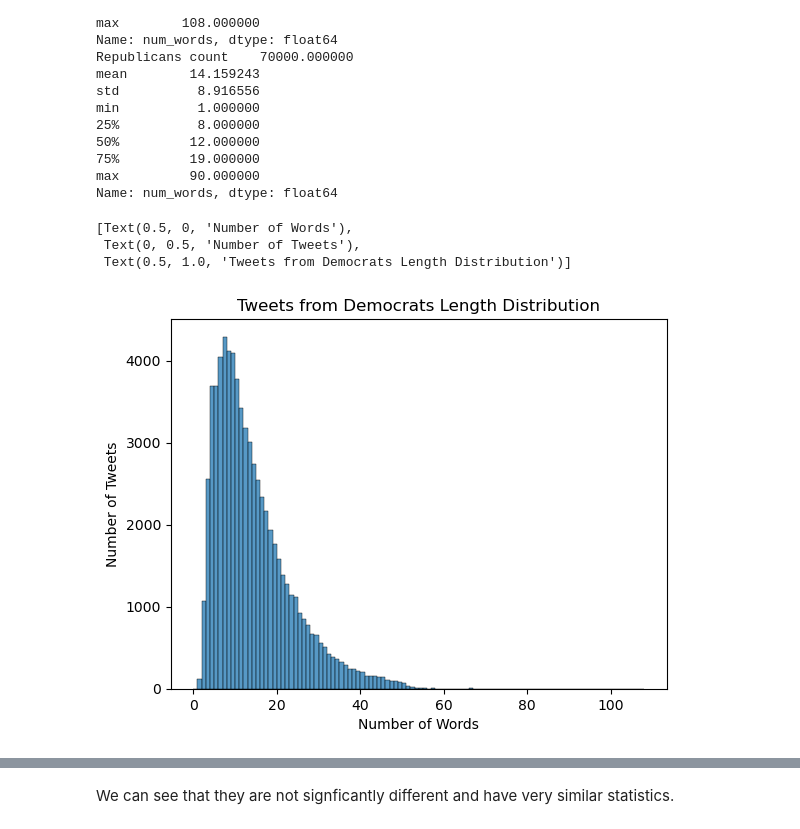
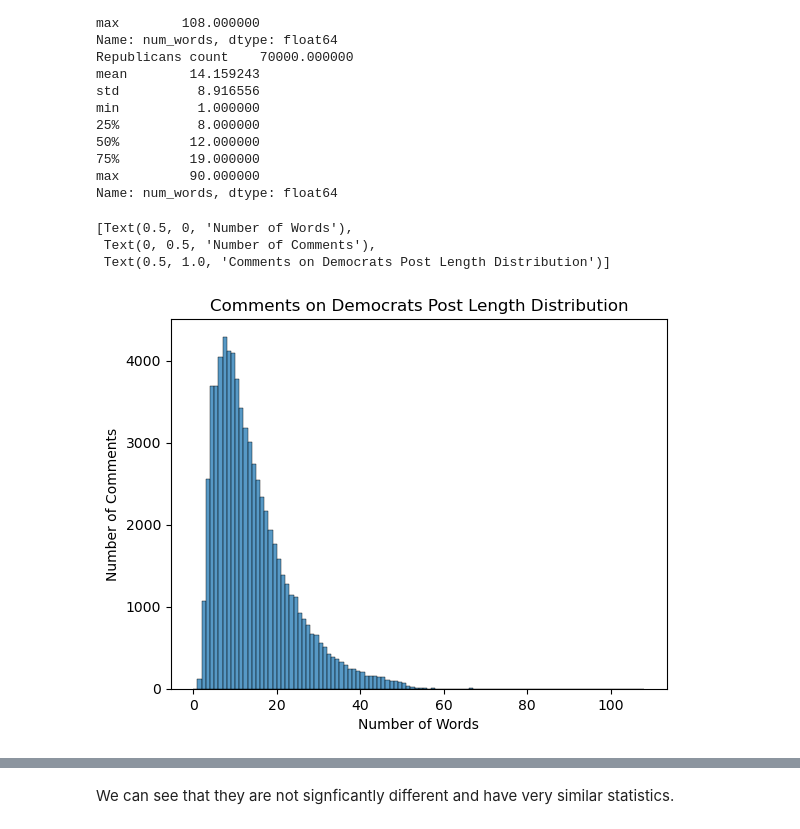
Before and after one commit to carolinemoy/STATS-507-Final-Project, a Jupyter notebook: Final Project.ipynb, the cells around one changed output, grey strips where cells are left out. Cells and saved outputs as stored; diff of their text form; code cells hidden in the pictures.

```diff
--- a/Final Project.ipynb
+++ b/Final Project.ipynb
@@ -153,14 +156,14 @@ Name: num_words, dtype: float64
 # %%
 democrat_tweet_length = tweets_all[tweets_all['label'] == 'democratic']['num_words']
 democrat_tweet_length_graph = sns.histplot(data = democrat_tweet_length, binwidth = 1)
 democrat_tweet_length_graph.set(xlabel = "Number of Words",
-                 ylabel = "Number of Tweets",
-                 title = "Tweets from Democrats Length Distribution")
+                 ylabel = "Number of Comments",
+                 title = "Comments on Democrats Post Length Distribution")
 # %% [output]
 [Text(0.5, 0, 'Number of Words'),
- Text(0, 0.5, 'Number of Tweets'),
- Text(0.5, 1.0, 'Tweets from Democrats Length Distribution')]
+ Text(0, 0.5, 'Number of Comments'),
+ Text(0.5, 1.0, 'Comments on Democrats Post Length Distribution')]
-[figure, old version]
+[figure, new version]
 # %%
 republican_tweet_length = tweets_all[tweets_all['label'] == 'republican']['num_words']
 republican_tweet_length_graph = sns.histplot(data = democrat_tweet_length, binwidth = 1)
```
Also changed, not shown: parts of 27 cells of this notebook.
